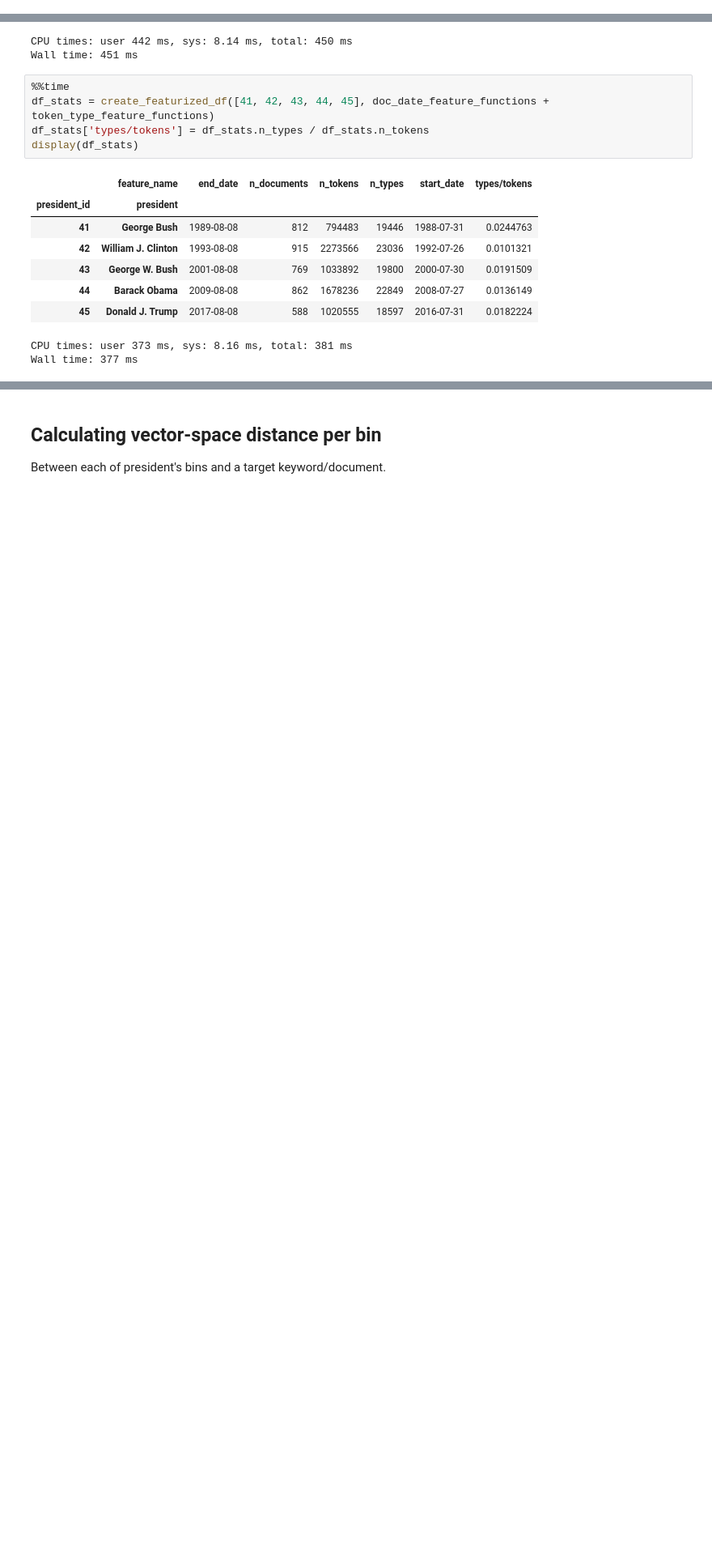
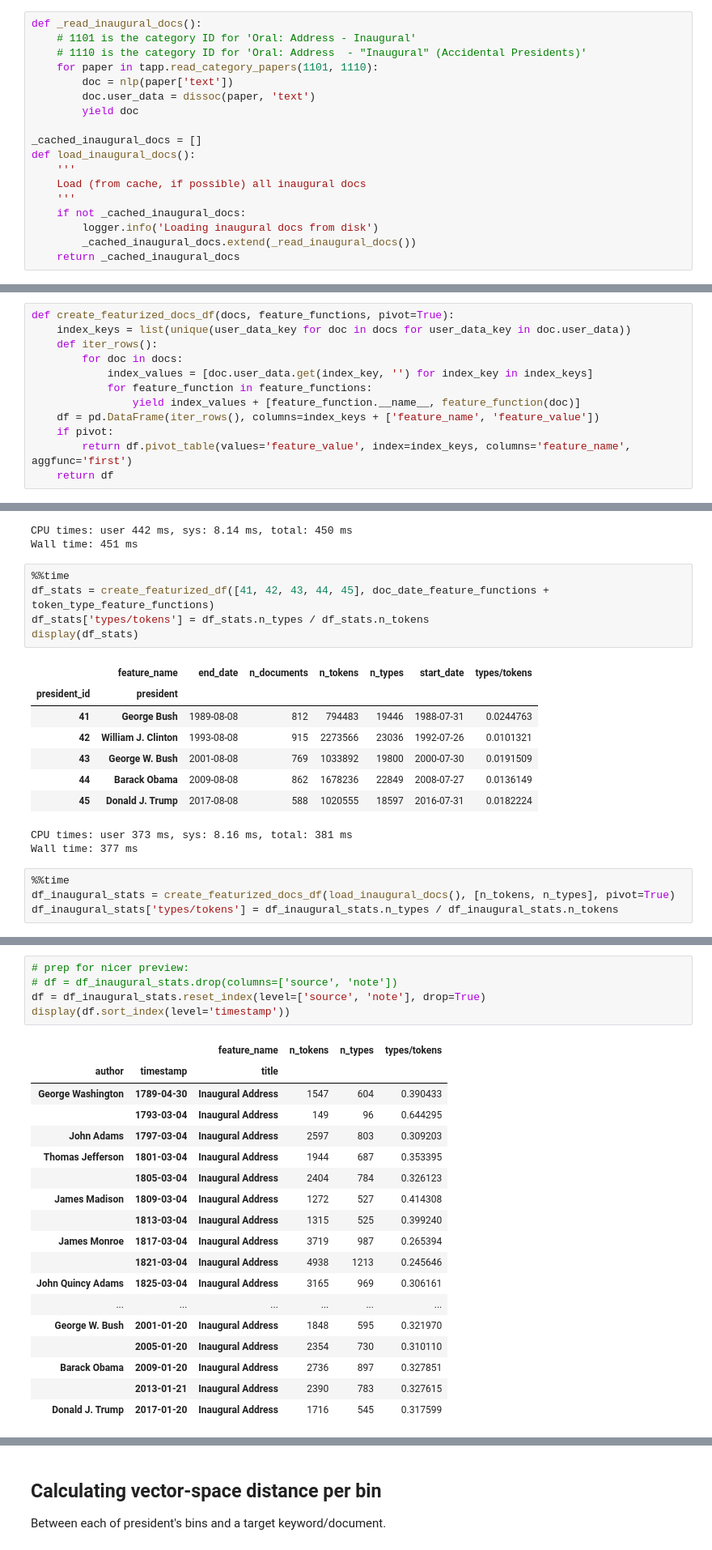
Before and after one commit to chbrown/presidents, a Jupyter notebook: notebooks/Inaugural-Shift.ipynb, the cells around one changed output, grey strips where cells are left out. Shown at 81% size. Saved outputs shown, nothing was run; the diff lists cells and outputs as text; blank space fills up the shorter version.

```diff
--- a/notebooks/Inaugural-Shift.ipynb
+++ b/notebooks/Inaugural-Shift.ipynb
@@ -158,6 +177,24 @@ def bin_papers(papers):
         bin_papers = [paper for paper in papers if start_date < paper['date'] <= end_date]
         bin_text = ' '.join(paper['text'] for paper in bin_papers)
         yield description, start_date, end_date, len(bin_papers), bin_text
+# %%
+def _read_inaugural_docs():
+    # 1101 is the category ID for 'Oral: Address - Inaugural'
+    # 1110 is the category ID for 'Oral: Address  - "Inaugural" (Accidental Presidents)'
+    for paper in tapp.read_category_papers(1101, 1110):
+        doc = nlp(paper['text'])
+        doc.user_data = dissoc(paper, 'text')
+        yield doc
+
+_cached_inaugural_docs = []
+def load_inaugural_docs():
+    '''
+    Load (from cache, if possible) all inaugural docs
+    '''
+    if not _cached_inaugural_docs:
+        logger.info('Loading inaugural docs from disk')
+        _cached_inaugural_docs.extend(_read_inaugural_docs())
+    return _cached_inaugural_docs
 # %%
 def _read_president_papers(president):
     papers = [paper for paper in tapp.read_president_papers(president) if is_speech(paper)]
@@ -248,6 +285,18 @@ def sim_description(*docs):
     (spacy.doc.Doc instances with a description field in user_data)
     '''
     return ' ↔ '.join(doc.user_data['description'] for doc in docs)
+# %%
+def create_featurized_docs_df(docs, feature_functions, pivot=True):
+    index_keys = list(unique(user_data_key for doc in docs for user_data_key in doc.user_data))
+    def iter_rows():
+        for doc in docs:
+            index_values = [doc.user_data.get(index_key, '') for index_key in index_keys]
+            for feature_function in feature_functions:
+                yield index_values + [feature_function.__name__, feature_function(doc)]
+    df = pd.DataFrame(iter_rows(), columns=index_keys + ['feature_name', 'feature_value'])
+    if pivot:
+        return df.pivot_table(values='feature_value', index=index_keys, columns='feature_name', aggfunc='first')
+    return df
 # %%
 def create_featurized_df(president_ids, feature_functions, pivot=True):
     index_columns = ['president_id', 'president']
@@ -343,3 +413,7 @@ display(df_stats)
 | 45 | Donald J. Trump | 2017-08-08 | 588 | 1020555 | 18597 | 2016-07-31 | 0.0182224 |
 CPU times: user 373 ms, sys: 8.16 ms, total: 381 ms
 Wall time: 377 ms
+# %%
+%%time
+df_inaugural_stats = create_featurized_docs_df(load_inaugural_docs(), [n_tokens, n_types], pivot=True)
+df_inaugural_stats['types/tokens'] = df_inaugural_stats.n_types / df_inaugural_stats.n_tokens
@@ -345,0 +423,24 @@ Wall time: 377 ms
+# %%
+# prep for nicer preview:
+# df = df_inaugural_stats.drop(columns=['source', 'note'])
+df = df_inaugural_stats.reset_index(level=['source', 'note'], drop=True)
+display(df.sort_index(level='timestamp'))
+# %% [output]
+|  |  | feature_name | n_tokens | n_types | types/tokens |
+| author | timestamp | title |  |  |  |
+| George Washington | 1789-04-30 | Inaugural Address | 1547 | 604 | 0.390433 |
+|  | 1793-03-04 | Inaugural Address | 149 | 96 | 0.644295 |
+| John Adams | 1797-03-04 | Inaugural Address | 2597 | 803 | 0.309203 |
+| Thomas Jefferson | 1801-03-04 | Inaugural Address | 1944 | 687 | 0.353395 |
+|  | 1805-03-04 | Inaugural Address | 2404 | 784 | 0.326123 |
+| James Madison | 1809-03-04 | Inaugural Address | 1272 | 527 | 0.414308 |
+|  | 1813-03-04 | Inaugural Address | 1315 | 525 | 0.399240 |
+| James Monroe | 1817-03-04 | Inaugural Address | 3719 | 987 | 0.265394 |
+|  | 1821-03-04 | Inaugural Address | 4938 | 1213 | 0.245646 |
+| John Quincy Adams | 1825-03-04 | Inaugural Address | 3165 | 969 | 0.306161 |
+| ... | ... | ... | ... | ... | ... |
+| George W. Bush | 2001-01-20 | Inaugural Address | 1848 | 595 | 0.321970 |
+|  | 2005-01-20 | Inaugural Address | 2354 | 730 | 0.310110 |
+| Barack Obama | 2009-01-20 | Inaugural Address | 2736 | 897 | 0.327851 |
+|  | 2013-01-21 | Inaugural Address | 2390 | 783 | 0.327615 |
+| Donald J. Trump | 2017-01-20 | Inaugural Address | 1716 | 545 | 0.317599 |
```
Also changed, not shown: parts of 22 cells of this notebook, 6 other files.
